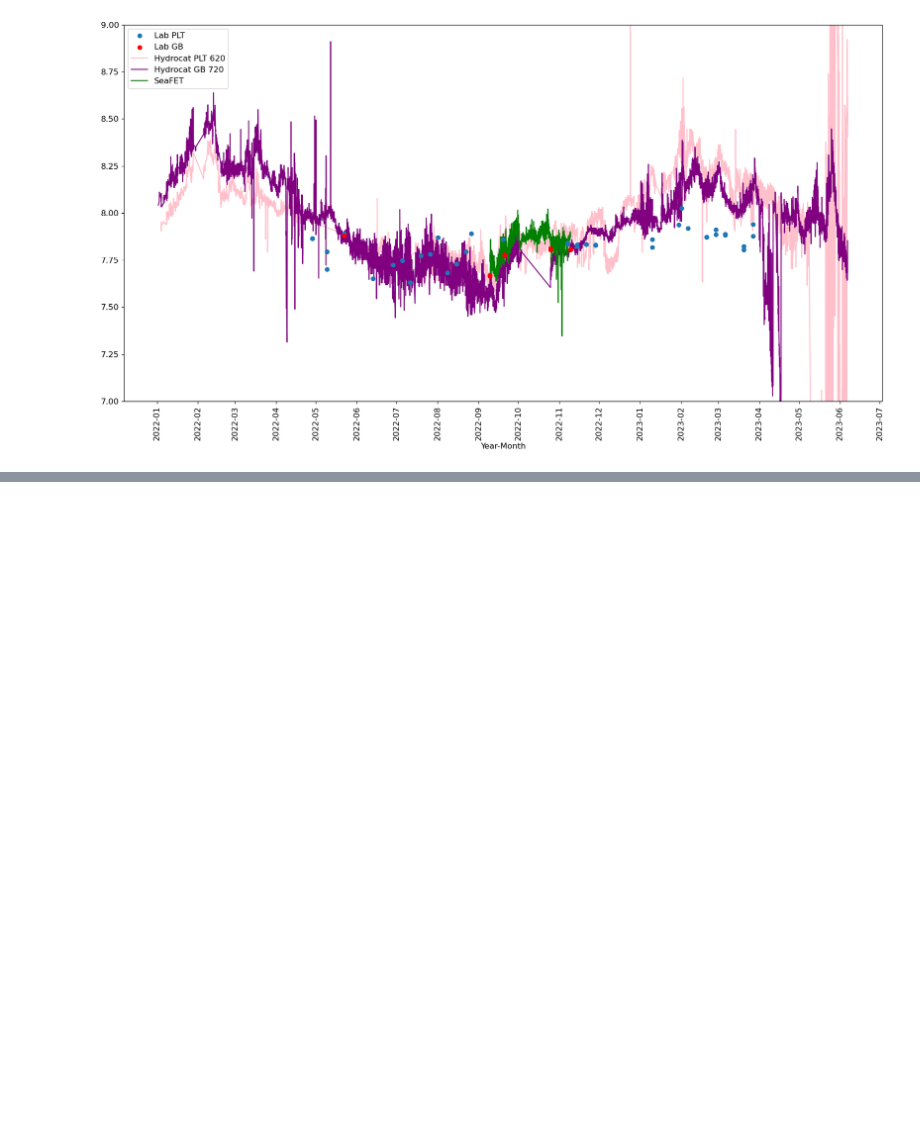
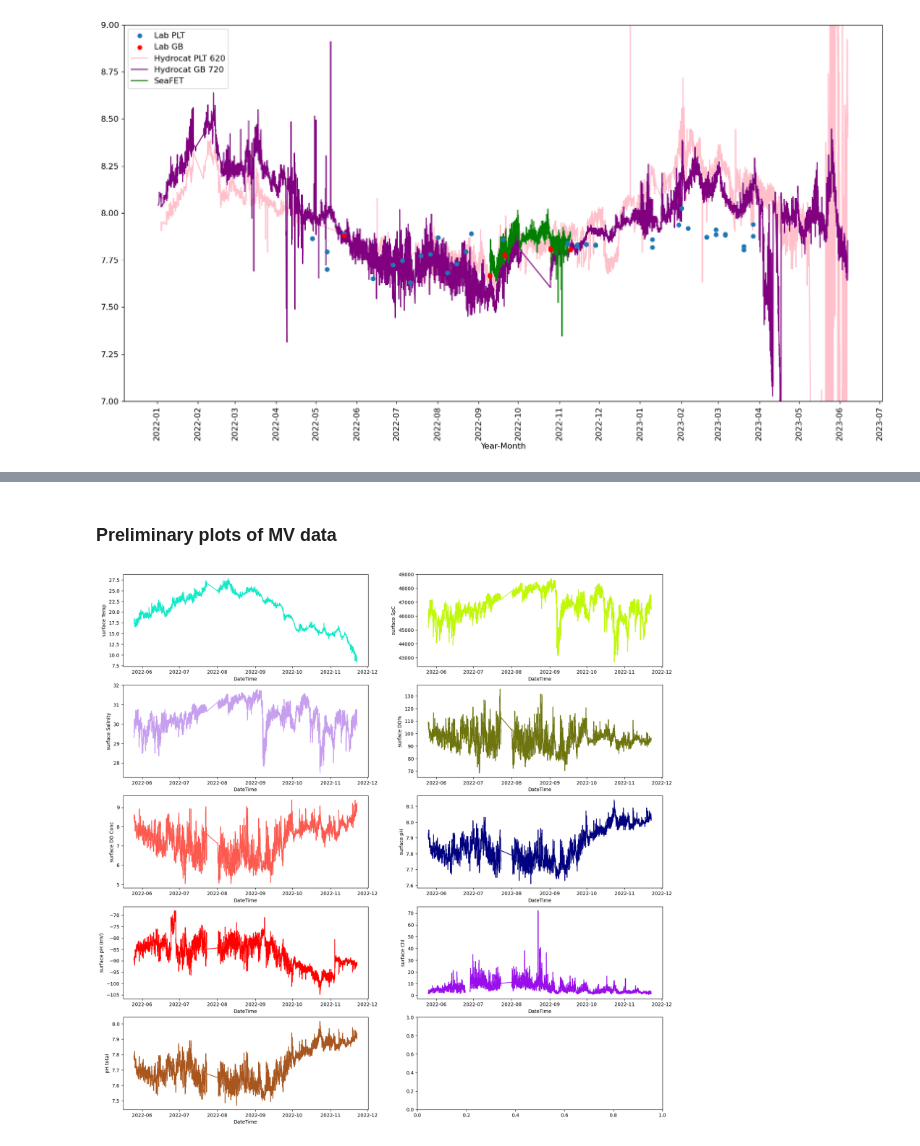
Before and after one commit to abby-baskind/phyto, a Jupyter notebook: for_georgia.ipynb, the cells around one changed output, grey strips where cells are left out. Saved outputs shown, nothing was run; the diff lists cells and outputs as text; code cells hidden in the pictures; blank space fills up the shorter version.

```diff
--- a/for_georgia.ipynb
+++ b/for_georgia.ipynb
@@ -379,0 +431,5 @@ Text(0.5, 0, 'Year-Month')
+# %%
+surfaceMV = MVdata.iloc[:, 0:15]
+surfaceMV = surfaceMV.drop(columns=['Site', "Agency ", 'surface FS'])
+surfaceMV = surfaceMV.rename(columns={"C": "DateTime", 'Date ': 'Date'})
+surfaceMV
@@ -379,0 +463,6 @@ Text(0.5, 0, 'Year-Month')
+# %%
+for key in surfaceMV.keys():
+    if key == 'DateTime' or key == 'Date' or key == 'Time':
+        surfaceMV[key] = pd.to_datetime(surfaceMV[key])
+    else:
+        surfaceMV[key] = pd.to_numeric(surfaceMV[key])
@@ -379,0 +471,6 @@ Text(0.5, 0, 'Year-Month')
+# %%
+for ind in surfaceMV.index:
+    if math.isnan(surfaceMV['surface pH'][ind]):
+        surfaceMV = surfaceMV.drop(ind)
+surfaceMV = surfaceMV.reset_index(drop=True)
+surfaceMV
@@ -379,0 +508,4 @@ Text(0.5, 0, 'Year-Month')
+# %%
+resultsMV = pyco2.sys(par1=surfaceMV['surface pH'], par1_type=3, temperature = surfaceMV['surface Temp'], salinity = surfaceMV['surface Salinity'],opt_pH_scale = 4)
+surfaceMV['pH total'] = resultsMV['pH_total']
+surfaceMV
@@ -379,0 +526,15 @@ Text(0.5, 0, 'Year-Month')
+# %% [markdown]
+### Preliminary plots of MV data
+# %%
+fig, axarr = plt.subplots(nrows = 5, ncols = 2, figsize = [20,20])
+clrs = ['#13EAC9', '#C1F80A', '#C79FEF', '#6E750E', '#FC5A50', '#000080', '#FF0000', '#9A0EEA', '#A9561E', '#FAC205']
+ax_idx = 0
+for key in surfaceMV.keys():
+    ax = axarr.flat[ax_idx]
+    if not key == 'Date' and not key == 'Time' and not key == 'DateTime' and not key == 'Depth':
+        ax.plot(surfaceMV['DateTime'], surfaceMV[key], color = clrs[ax_idx])
+        ax.set_xlabel('DateTime')
+        ax.set_ylabel(key)
+        ax_idx += 1
+# %% [output]
+[figure, added]
```
Also changed, not shown: parts of 14 cells of this notebook.
